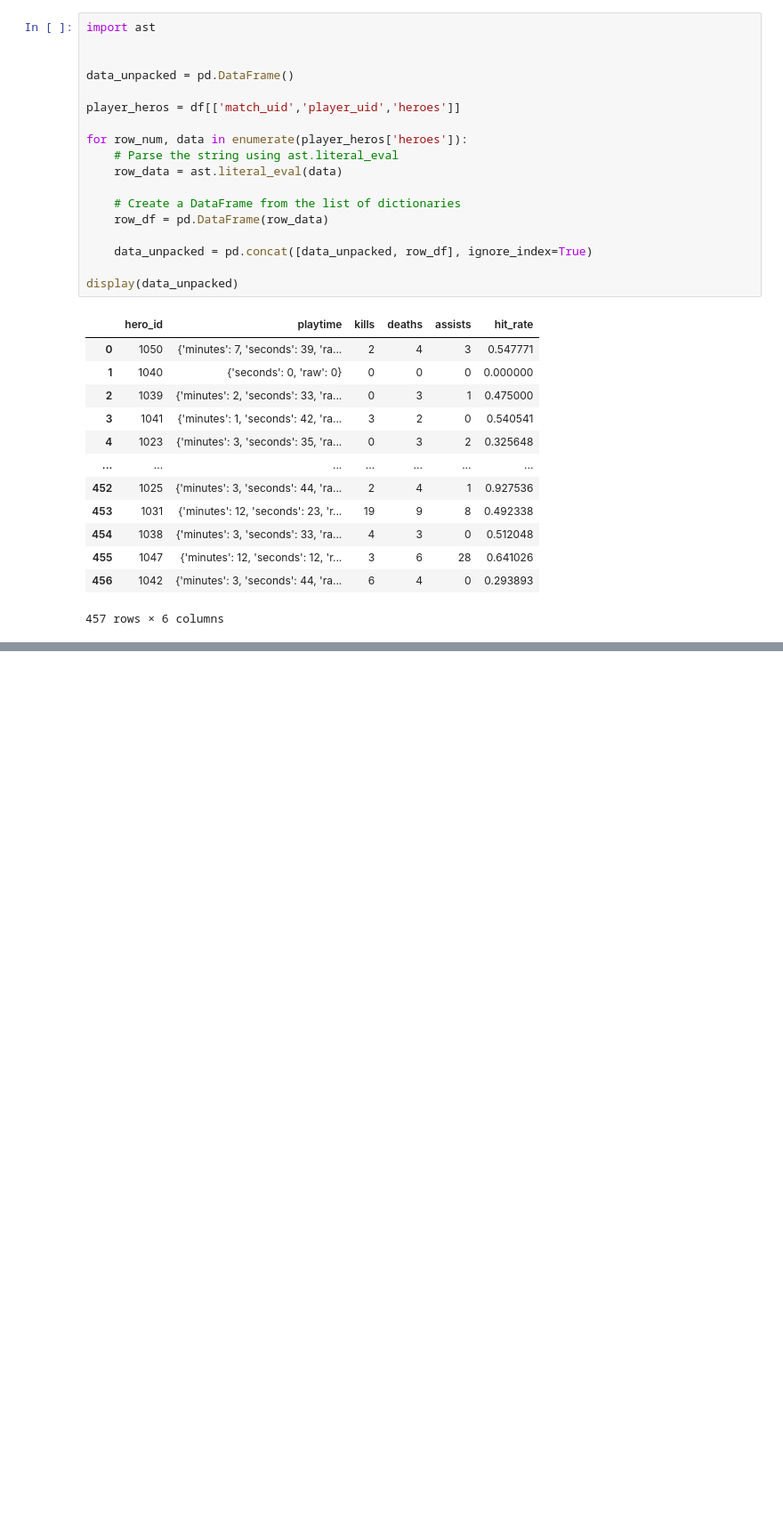
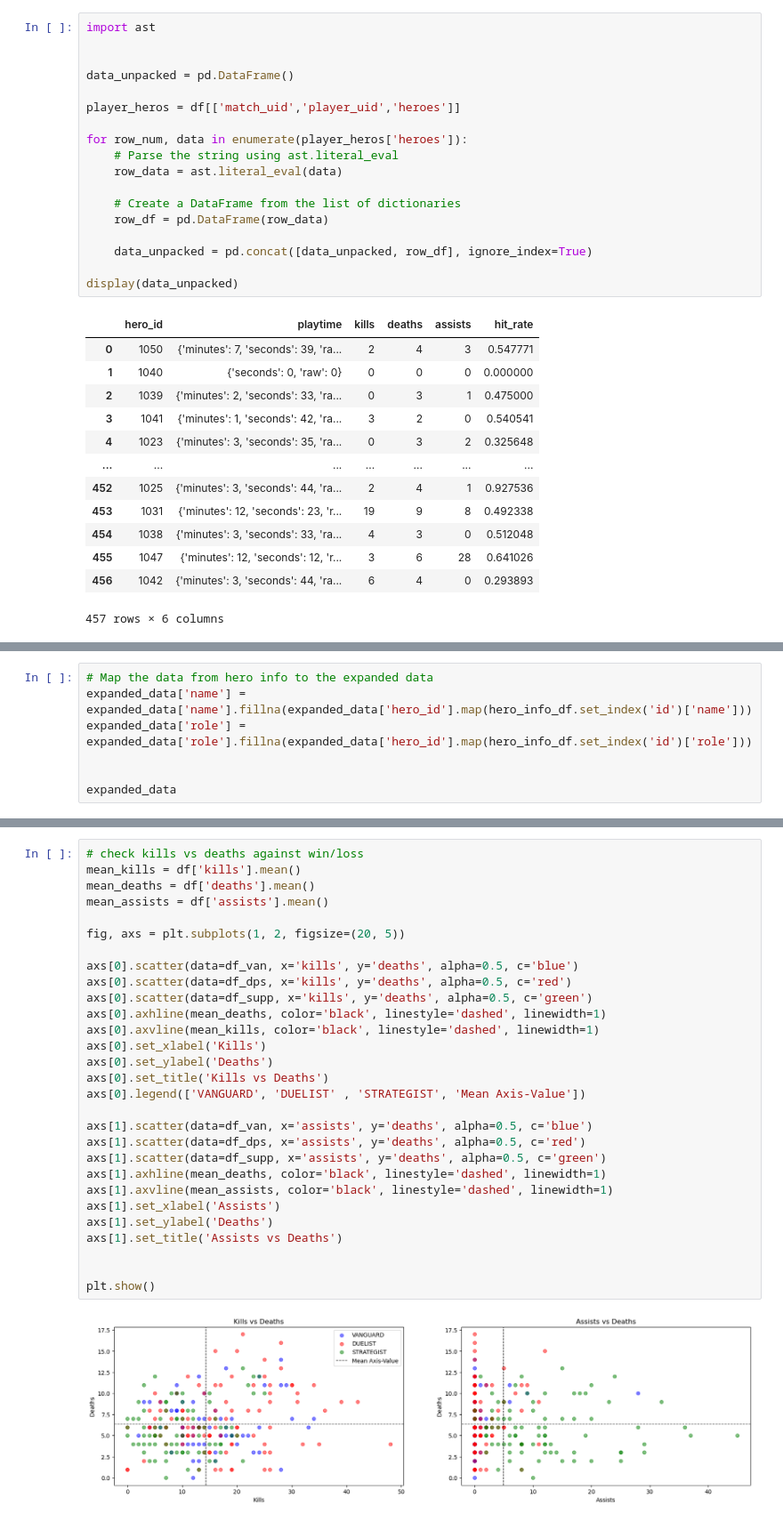
Before and after one commit to Cind3r/Rivals-Data-Analysis, a Jupyter notebook: analysis_2.ipynb, the cells around one changed output, grey strips where cells are left out. Shown at 89% size. Drawn from its saved outputs; the diff is of its cells as text; blank space fills up the shorter version.

```diff
--- a/analysis_2.ipynb
+++ b/analysis_2.ipynb
@@ -76,0 +124,7 @@ display(data_unpacked)
+# %%
+# Map the data from hero info to the expanded data
+expanded_data['name'] = expanded_data['name'].fillna(expanded_data['hero_id'].map(hero_info_df.set_index('id')['name']))
+expanded_data['role'] = expanded_data['role'].fillna(expanded_data['hero_id'].map(hero_info_df.set_index('id')['role']))
+
+
+expanded_data
@@ -76,0 +202,31 @@ display(data_unpacked)
+# %%
+# check kills vs deaths against win/loss
+mean_kills = df['kills'].mean()
+mean_deaths = df['deaths'].mean()
+mean_assists = df['assists'].mean()
+
+fig, axs = plt.subplots(1, 2, figsize=(20, 5))
+
+axs[0].scatter(data=df_van, x='kills', y='deaths', alpha=0.5, c='blue')
+axs[0].scatter(data=df_dps, x='kills', y='deaths', alpha=0.5, c='red')
+axs[0].scatter(data=df_supp, x='kills', y='deaths', alpha=0.5, c='green')
+axs[0].axhline(mean_deaths, color='black', linestyle='dashed', linewidth=1)
+axs[0].axvline(mean_kills, color='black', linestyle='dashed', linewidth=1)
+axs[0].set_xlabel('Kills')
+axs[0].set_ylabel('Deaths')
+axs[0].set_title('Kills vs Deaths')
+axs[0].legend(['VANGUARD', 'DUELIST' , 'STRATEGIST', 'Mean Axis-Value'])
+
+axs[1].scatter(data=df_van, x='assists', y='deaths', alpha=0.5, c='blue')
+axs[1].scatter(data=df_dps, x='assists', y='deaths', alpha=0.5, c='red')
+axs[1].scatter(data=df_supp, x='assists', y='deaths', alpha=0.5, c='green')
+axs[1].axhline(mean_deaths, color='black', linestyle='dashed', linewidth=1)
+axs[1].axvline(mean_assists, color='black', linestyle='dashed', linewidth=1)
+axs[1].set_xlabel('Assists')
+axs[1].set_ylabel('Deaths')
+axs[1].set_title('Assists vs Deaths')
+
+
+plt.show()
+# %% [output]
+[figure, added]
```
Also changed, not shown: parts of 14 cells of this notebook.
